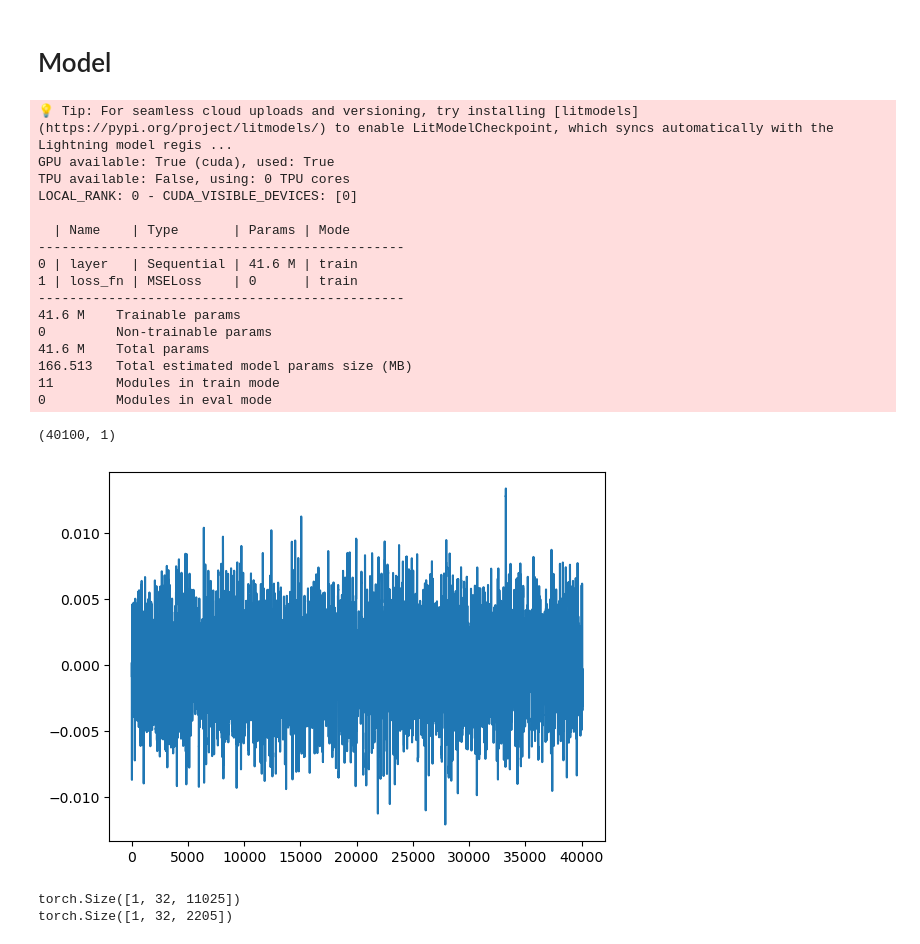
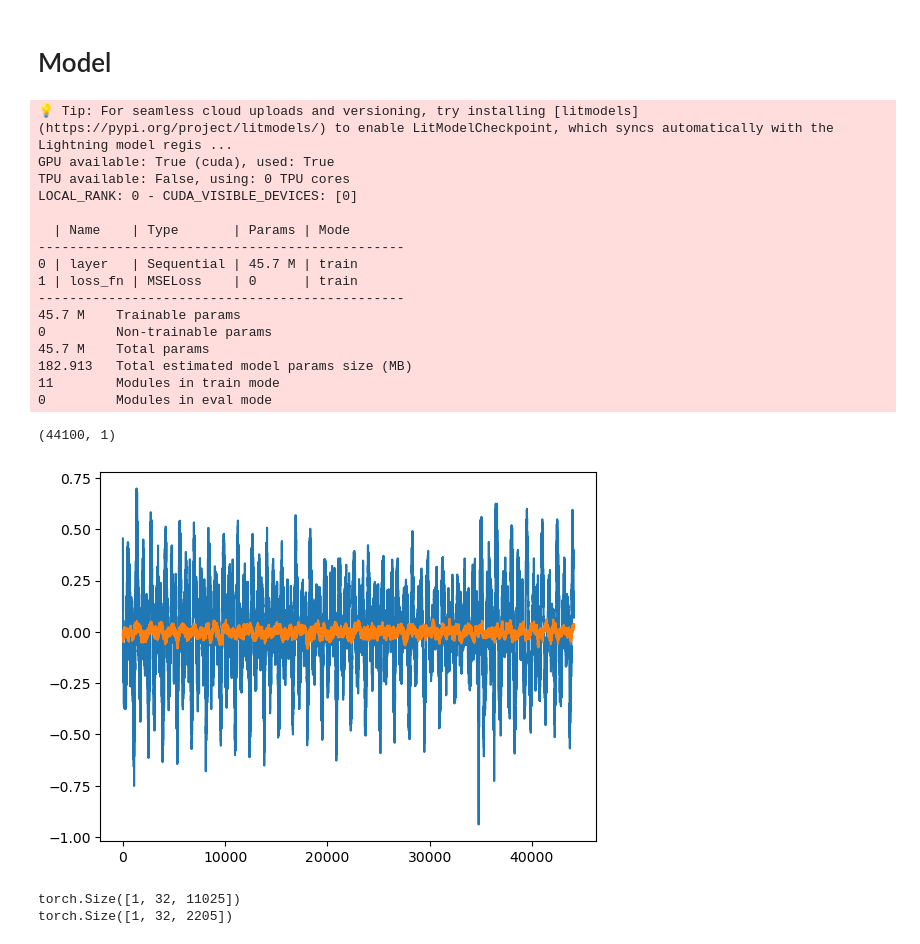
Before and after one commit to roodey145/NoMusic, a Jupyter notebook: MusicRemover.ipynb, the cells around one changed output. Cells and saved outputs as stored; diff of their text form; code cells hidden in the pictures.

```diff
--- a/MusicRemover.ipynb
+++ b/MusicRemover.ipynb
@@ -261,21 +299,28 @@ train_dataset = AgumenterDataset(speech_data=speech_dataset, music_data=loaded_m
 # %%
-batch_size = 32
+batch_size = 8
+# train_loader = DataLoader(
+#     train_dataset,
+#     batch_size=batch_size,
+#     shuffle=True
+# )
 train_loader = DataLoader(
-    train_dataset,
+    music_dataset1,
     batch_size=batch_size,
     shuffle=True
 )
 # %%
 
-for x, y, z in train_dataset:
+for x, y in train_loader:
     print(x.dtype)
+    print(x.shape)
     print(y.dtype)
-    print(z.dtype)
-    # sd.play(data=x, samplerate=audio_e_samplerate)
+    # print(z.dtype)
+    peak = peak = torch.max(torch.abs(x[7].reshape(-1)))
+    sd.play(data=y[7]/peak, samplerate=44100)
     # # print(1)
-    # plt.plot(x)
+    plt.plot(x[0])
     # plt.show()
-    # plt.plot(y)
+    plt.plot(y[0])
     # plt.show()
     # plt.plot(z)
     # plt.show()
@@ -432,6 +479,7 @@ class MusicRemoverModelConv(L.LightningModule):
     def __init__(self, chunk_size=250, d_model=32, nhead=4, latent=512, lr=1e-3):
         super().__init__()
         self.save_hyperparameters()
+        self.lr = lr
         self.layer = nn.Sequential(
           # DecoderConv(chunk_size=chunk_size, d_model=d_model, nhead=nhead, latent=latent)
             PermuteLastLayer(),
@@ -450,21 +498,21 @@ class MusicRemoverModelConv(L.LightningModule):
         return self.layer(x)
 
     def training_step(self, batch, batch_idx):
-        x, y, z = batch
+        x, y = batch
         predicted_y = self(x)
         loss = self.loss_fn(predicted_y, y)
         self.log("train_loss", loss, on_step=True, on_epoch=True, prog_bar=True, logger=True)
         return loss
 
     def configure_optimizers(self):
-        self.optimizer = optim.AdamW(self.parameters(), lr=self.hparams.lr, weight_decay=1e-2)
+        self.optimizer = optim.AdamW(self.parameters(), lr=self.lr, weight_decay=1e-2)
         return self.optimizer
 # %%
 # model = MusicRemoverModel(chunk_size=chunk_size, d_model=32, nhead=4, latent=512, lr=1e-3)
-model = MusicRemoverModelConv(chunk_size=chunk_size, d_model=32, nhead=4, latent=512, lr=1e-3)
+model = MusicRemoverModelConv(chunk_size=chunk_size, d_model=32, nhead=4, latent=512, lr=1e-2)
 # %%
 trainer = L.Trainer(
-    max_epochs=100,
+    max_epochs=1000,
     accelerator="gpu",
     devices=1,
     log_every_n_steps=5,
@@ -491,28 +539,28 @@ LOCAL_RANK: 0 - CUDA_VISIBLE_DEVICES: [0]
 
   | Name    | Type       | Params | Mode
 -----------------------------------------------
-0 | layer   | Sequential | 41.6 M | train
+0 | layer   | Sequential | 45.7 M | train
 1 | loss_fn | MSELoss    | 0      | train
 -----------------------------------------------
-41.6 M    Trainable params
+45.7 M    Trainable params
 0         Non-trainable params
-41.6 M    Total params
-166.513   Total estimated model params size (MB)
+45.7 M    Total params
+182.913   Total estimated model params size (MB)
 11        Modules in train mode
 0         Modules in eval mode
 # %%
-for x, y, z in train_dataset:
+for x, y in music_dataset1:
     # sd.play(data=x, samplerate=audio_e_samplerate)
     print(x.shape)
     speech = model(torch.from_numpy(x.reshape(1, -1, 1))).cpu().detach().numpy().reshape(-1, 1)
-    # plt.plot(y)
+    plt.plot(y)
     plt.plot(speech)
-    sd.play(speech, samplerate=audio_e_samplerate)
+    sd.play(speech, samplerate=chunk_size)
     # plt.plot(z)
     break
 # %% [output]
-(40100, 1)
+(44100, 1)
-[figure, old version]
+[figure, new version]
 # %%
 #torch.nn.Conv1d(in_channels, out_channels, kernel_size, stride=1, padding=0, dilation=1, groups=1, bias=True, padding_mode='zeros', device=None, dtype=None)
 #nn.ConvTranspose1d(in_channels, out_channels, kernel_size, stride=1, padding=0, output_padding=0, groups=1, bias=True, dilation=1, padding_mode='zeros', device=None, dtype=None)
```
Also changed, not shown: parts of 11 cells of this notebook.
